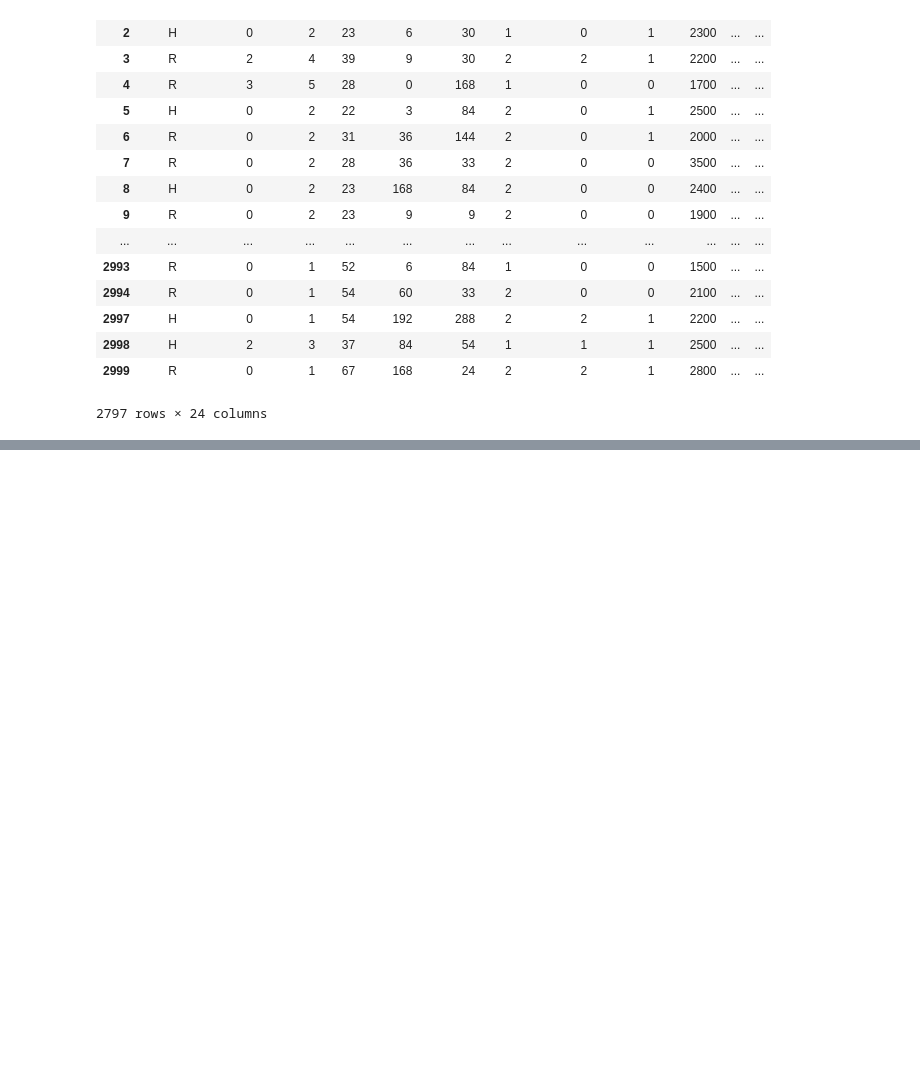
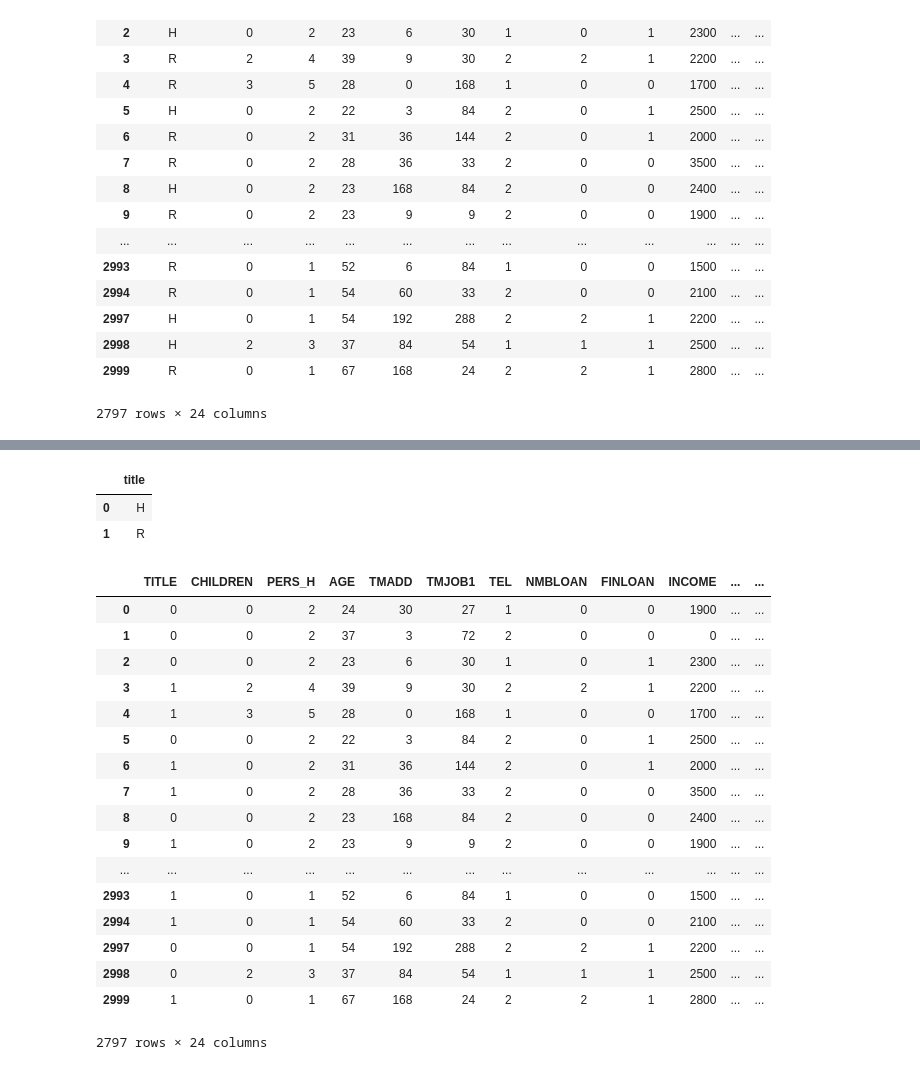
Before and after one commit to anastasiakaida/reliability-assessment, a Jupyter notebook: rel_borrower.ipynb, the cells around one changed output, grey strips where cells are left out. Cells and saved outputs as stored; diff of their text form; code cells hidden in the pictures; blank space fills up the shorter version.

Commit message:
Data preparation (conversion and filling the gaps)

```diff
--- a/rel_borrower.ipynb
+++ b/rel_borrower.ipynb
@@ -115,8 +115,10 @@ dtype: int64
 # %% [markdown]
 Checking groups
 # %%
+categories = ['PRODUCT', 'RESID', 'NAT', 'PROF', 'CAR', 'CARDS', 'TITLE']
+
 df = None
-for i in ['PRODUCT', 'RESID', 'NAT', 'PROF', 'CAR', 'CARDS', 'TITLE']:
+for i in categories:
     current_df = excel[i].isnull().value_counts().to_frame()
     df = pd.concat([df, current_df], axis=1)
 df
@@ -183,3 +185,5 @@ excel
 | 2998 | H | 2 | 3 | 37 | 84 | 54 | 1 | 1 | 1 | 2500 | ... | ... |
 | 2999 | R | 0 | 1 | 67 | 168 | 24 | 2 | 2 | 1 | 2800 | ... | ... |
 2797 rows × 24 columns
+# %%
+excel.fillna({'RESID': 'Other','PRODUCT': 'Others', 'PROF': 'Others'}, inplace=True)
@@ -185,0 +230,2 @@ excel
+# %%
+excel.drop_duplicates(inplace=True)
@@ -185,0 +306,8 @@ excel
+# %%
+title_groups = excel['TITLE'].unique()
+title_index = pd.DataFrame(title_groups, index=np.arange(len(title_groups)), columns=['title'])
+title_index
+# %% [output]
+|  | title |
+| 0 | H |
+| 1 | R |
@@ -185,0 +331,23 @@ excel
+# %%
+# Now we have just numeric data
+
+excel
+# %% [output]
+|  | TITLE | CHILDREN | PERS_H | AGE | TMADD | TMJOB1 | TEL | NMBLOAN | FINLOAN | INCOME | ... | ... |
+| 0 | 0 | 0 | 2 | 24 | 30 | 27 | 1 | 0 | 0 | 1900 | ... | ... |
+| 1 | 0 | 0 | 2 | 37 | 3 | 72 | 2 | 0 | 0 | 0 | ... | ... |
+| 2 | 0 | 0 | 2 | 23 | 6 | 30 | 1 | 0 | 1 | 2300 | ... | ... |
+| 3 | 1 | 2 | 4 | 39 | 9 | 30 | 2 | 2 | 1 | 2200 | ... | ... |
+| 4 | 1 | 3 | 5 | 28 | 0 | 168 | 1 | 0 | 0 | 1700 | ... | ... |
+| 5 | 0 | 0 | 2 | 22 | 3 | 84 | 2 | 0 | 1 | 2500 | ... | ... |
+| 6 | 1 | 0 | 2 | 31 | 36 | 144 | 2 | 0 | 1 | 2000 | ... | ... |
+| 7 | 1 | 0 | 2 | 28 | 36 | 33 | 2 | 0 | 0 | 3500 | ... | ... |
+| 8 | 0 | 0 | 2 | 23 | 168 | 84 | 2 | 0 | 0 | 2400 | ... | ... |
+| 9 | 1 | 0 | 2 | 23 | 9 | 9 | 2 | 0 | 0 | 1900 | ... | ... |
+| ... | ... | ... | ... | ... | ... | ... | ... | ... | ... | ... | ... | ... |
+| 2993 | 1 | 0 | 1 | 52 | 6 | 84 | 1 | 0 | 0 | 1500 | ... | ... |
+| 2994 | 1 | 0 | 1 | 54 | 60 | 33 | 2 | 0 | 0 | 2100 | ... | ... |
+| 2997 | 0 | 0 | 1 | 54 | 192 | 288 | 2 | 2 | 1 | 2200 | ... | ... |
+| 2998 | 0 | 2 | 3 | 37 | 84 | 54 | 1 | 1 | 1 | 2500 | ... | ... |
+| 2999 | 1 | 0 | 1 | 67 | 168 | 24 | 2 | 2 | 1 | 2800 | ... | ... |
+2797 rows × 24 columns
```
Also changed, not shown: parts of 11 cells of this notebook.
